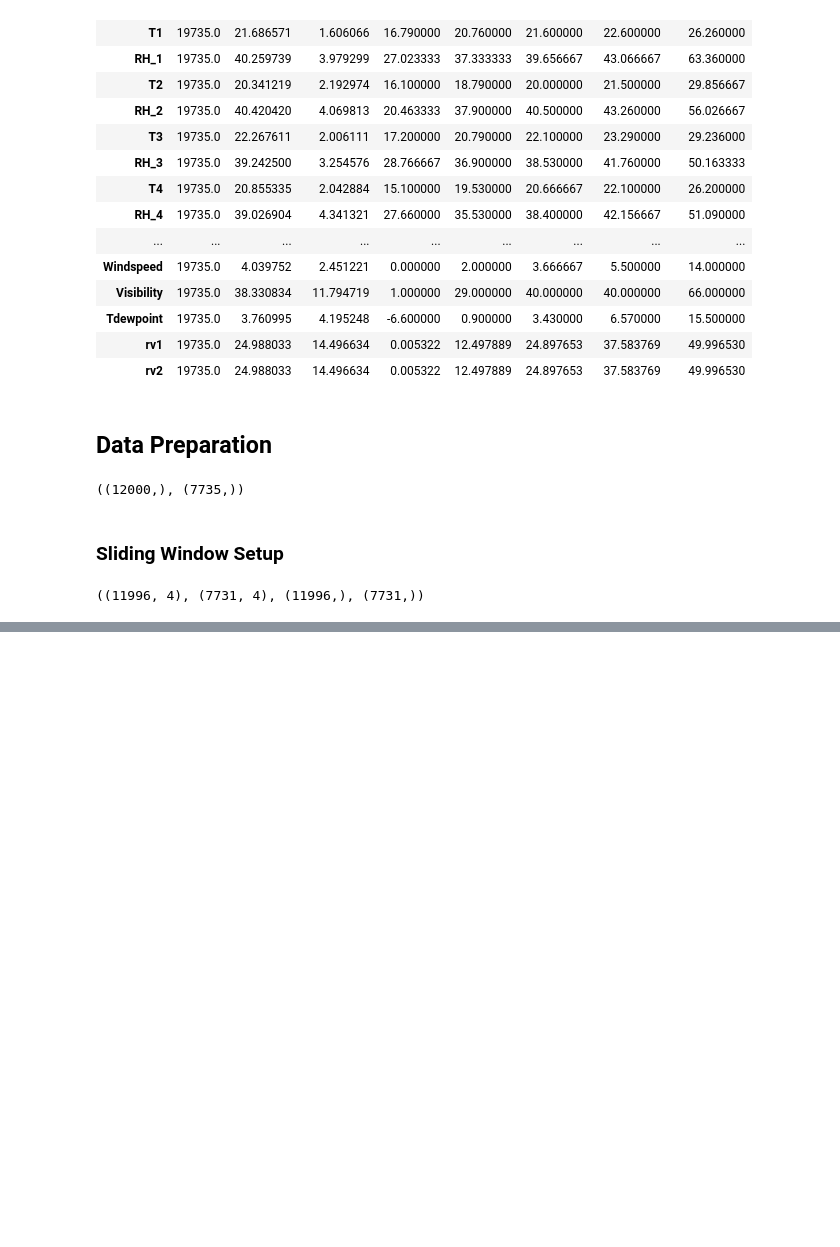
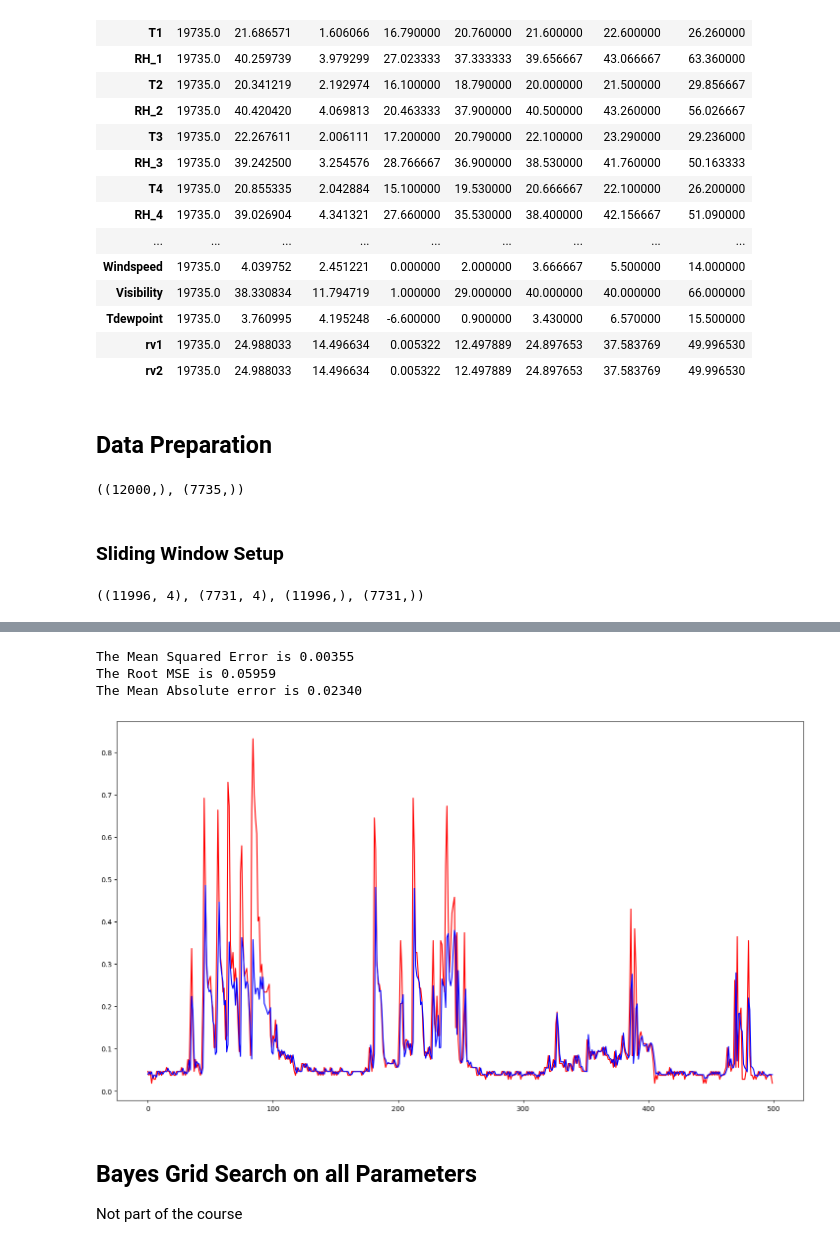
Before and after one commit to cmurray4492/PythonProjects, a Jupyter notebook: Machine_Learning/Support Vector Time Series/SVR_Time_Series_Example.ipynb, the cells around one changed output, grey strips where cells are left out. Drawn from its saved outputs; the diff is of its cells as text; code cells hidden in the pictures; blank space fills up the shorter version.

```diff
--- a/Machine_Learning/Support Vector Time Series/SVR_Time_Series_Example.ipynb
+++ b/Machine_Learning/Support Vector Time Series/SVR_Time_Series_Example.ipynb
@@ -118,0 +230,10 @@ NameError: name 'lsvr_search' is not defined
+# %%
+%%time
+param = {'C':10**np.linspace(-3,3,101), 'epsilon':np.linspace(0,0.1,11), 'gamma':['auto', 'scale']}
+
+rbfsvr = SVR(kernel='rbf',max_iter=25000,cache_size=2000)
+
+rbfsvr_search = BayesSearchCV(rbfsvr,param,n_iter=15,cv=TimeSeriesSplit(n_splits=5,gap=w+1),
+                            scoring=make_scorer(mean_squared_error,greater_is_better=False),n_jobs=-1,refit=True,random_state=0)
+
+rbfsvr_search.fit(X_train_w,y_train_w)
@@ -118,0 +265,20 @@ NameError: name 'lsvr_search' is not defined
+# %%
+MSE = mean_squared_error(y_test_w, rbfsvr_search.predict(X_test_w))
+MAE = mean_absolute_error(y_test_w, rbfsvr_search.predict(X_test_w))
+RMSE = np.sqrt(MSE)
+print(f"The Mean Squared Error is {MSE:.5f}")
+print(f"The Root MSE is {RMSE:.5f}")
+print(f"The Mean Absolute error is {MAE:.5f}")
+# %% [output]
+The Mean Squared Error is 0.00355
+The Root MSE is 0.05959
+The Mean Absolute error is 0.02340
+# %%
+plt.figure(figsize=(18,10))
+plt.plot(y_test_w[:500],'red')
+plt.plot(rbfsvr_search.predict(X_test_w[:500,:]), 'b');
+# %% [output]
+[figure, added]
+# %% [markdown]
+## Bayes Grid Search on all Parameters
+Not part of the course
```
Also changed, not shown: parts of 22 cells of this notebook.
